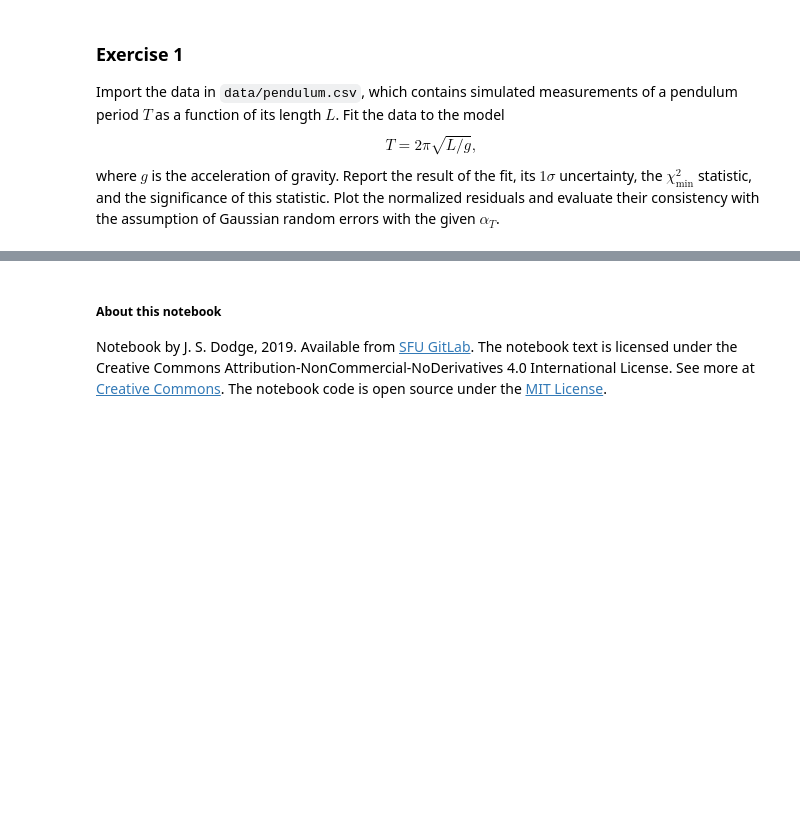
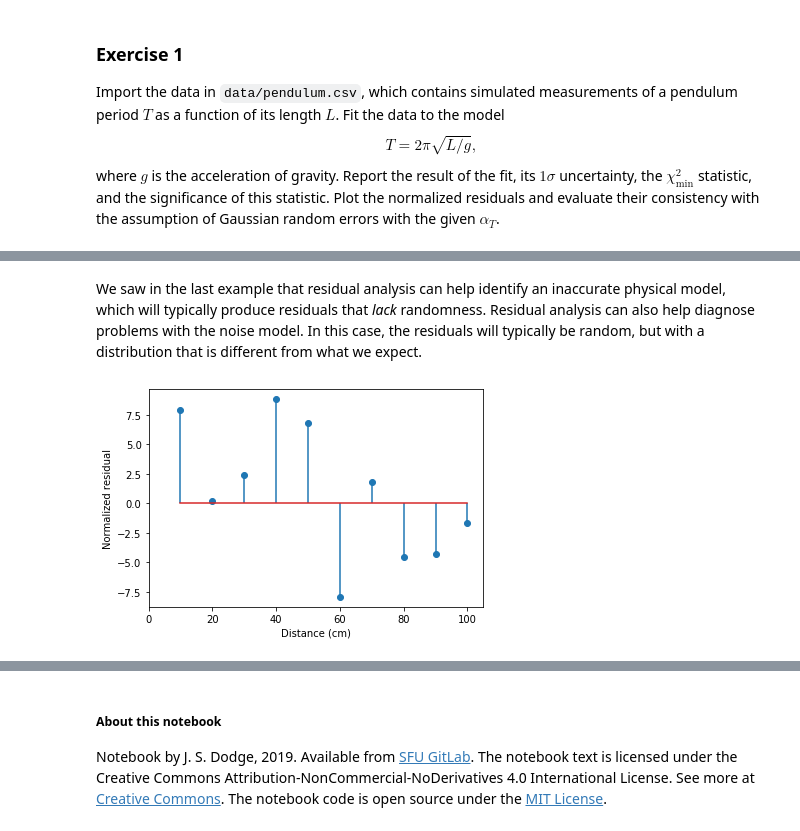
Before and after one commit to jsdodge/data-analysis-python, a Jupyter notebook: notebooks/8.0-Hypothesis-testing.ipynb, the cells around one changed output, grey strips where cells are left out. Drawn from its saved outputs; the diff is of its cells as text; code cells hidden in the pictures; blank space fills up the shorter version.

```diff
--- a/notebooks/8.0-Hypothesis-testing.ipynb
+++ b/notebooks/8.0-Hypothesis-testing.ipynb
@@ -194,0 +311,10 @@ where $g$ is the acceleration of gravity. Report the result of the fit, its $1\s
+# %% [markdown]
+We saw in the last example that residual analysis can help identify an inaccurate physical model, which will typically produce residuals that *lack* randomness. Residual analysis can also help diagnose problems with the noise model. In this case, the residuals will typically be random, but with a distribution that is different from what we expect.
+# %%
+plt.stem(d_cm, normres, use_line_collection=True)
+plt.xlabel("Distance (cm)")
+plt.ylabel('Normalized residual')
+plt.xlim(0,105)
+plt.show()
+# %% [output]
+[figure, added]
```
Also changed, not shown: parts of 23 cells of this notebook, 2 other files.
